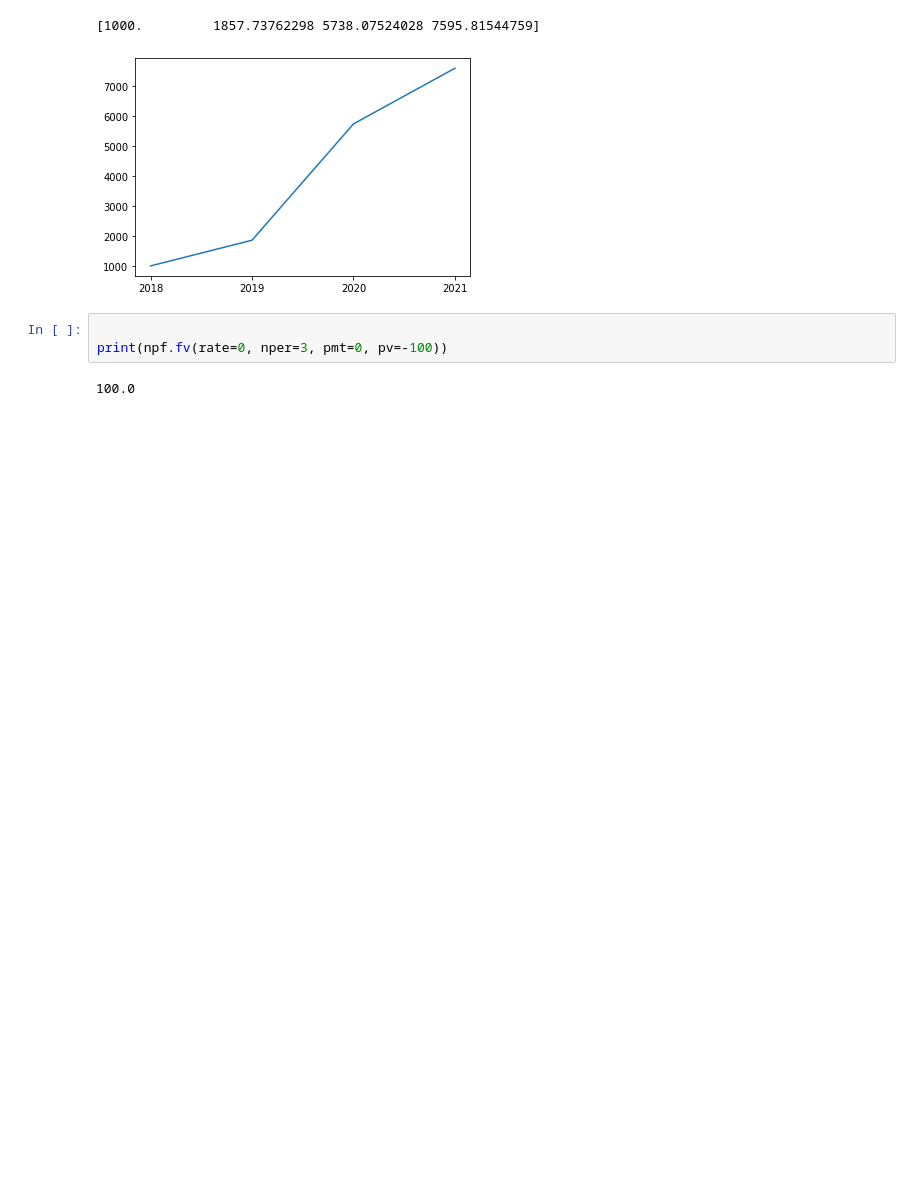
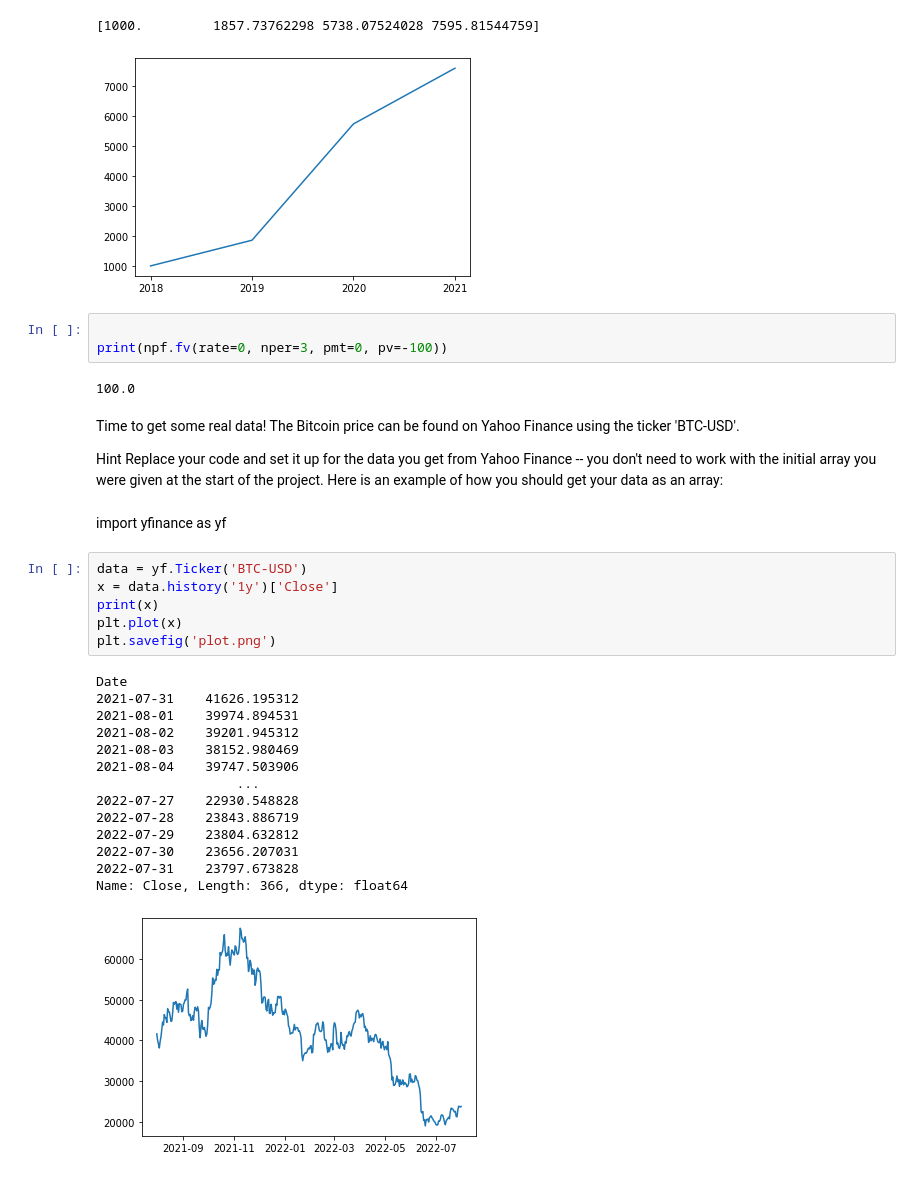
Before and after one commit to FranklineMisango/Python_For_Finance_Bitcoin_Challenge_Repo, a Jupyter notebook: Python_For_Finance.ipynb, the cells around one changed output. Saved outputs shown, nothing was run; the diff lists cells and outputs as text; blank space fills up the shorter version.

```diff
--- a/Python_For_Finance.ipynb
+++ b/Python_For_Finance.ipynb
@@ -60,3 +55,34 @@ plt.savefig('plot.png')
 print(npf.fv(rate=0, nper=3, pmt=0, pv=-100))
 # %% [output]
 100.0
+# %% [markdown]
+Time to get some real data!
+The Bitcoin price can be found on Yahoo Finance using the ticker 'BTC-USD'.
+
+
+Hint
+Replace your code and set it up for the data you get from Yahoo Finance -- you don't need to work with the initial array you were given at the start of the project.
+Here is an example of how you should get your data as an array:
+# %% [markdown]
+import yfinance as yf
+# %%
+data = yf.Ticker('BTC-USD')
+x = data.history('1y')['Close']
+print(x)
+plt.plot(x)
+plt.savefig('plot.png')
+# %% [output]
+Date
+2021-07-31    41626.195312
+2021-08-01    39974.894531
+2021-08-02    39201.945312
+2021-08-03    38152.980469
+2021-08-04    39747.503906
+                  ...
+2022-07-27    22930.548828
+2022-07-28    23843.886719
+2022-07-29    23804.632812
+2022-07-30    23656.207031
+2022-07-31    23797.673828
+Name: Close, Length: 366, dtype: float64
+[figure, added]
```
Also changed, not shown: parts of 5 cells of this notebook.
